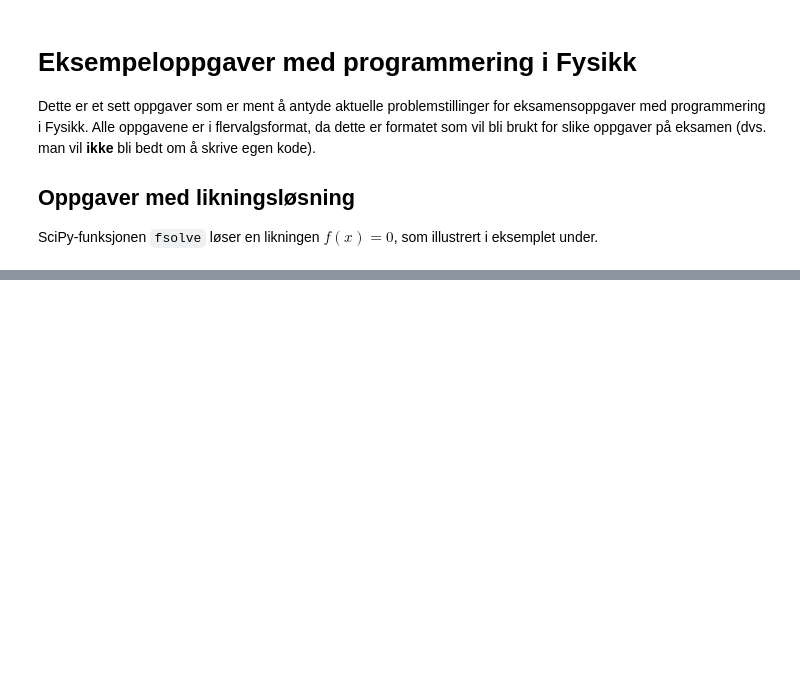
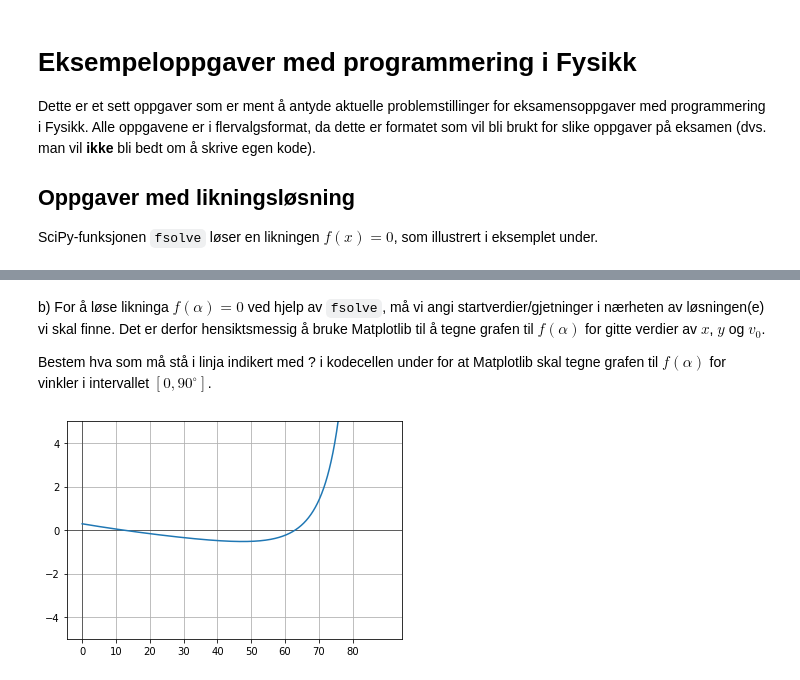
Before and after one commit to kbjorkli/programmeringsoppgaver, a Jupyter notebook: eksempler_programmeringsoppgaver_fysikk.ipynb, the cells around one changed output, grey strips where cells are left out. Drawn from its saved outputs; the diff is of its cells as text; code cells hidden in the pictures; blank space fills up the shorter version.

Commit message:
Oppdatert oppgaver

````diff
--- a/eksempler_programmeringsoppgaver_fysikk.ipynb
+++ b/eksempler_programmeringsoppgaver_fysikk.ipynb
@@ -215,0 +182,31 @@ while(t<t1):
+# %% [markdown]
+b) For å løse likninga $f(\alpha)=0$ ved hjelp av ```fsolve```, må vi angi startverdier/gjetninger i nærheten av løsningen(e) vi skal finne. Det er derfor hensiktsmessig å bruke Matplotlib til å tegne grafen til $f(\alpha)$ for gitte verdier av  $x$, $y$ og $v_0$.
+
+Bestem hva som må stå i linja indikert med ? i kodecellen under for at Matplotlib skal tegne grafen til $f(\alpha)$ for vinkler i intervallet $[0,90^{\circ}]$.
+# %%
+#Oppgave 2b
+from scipy.optimize import fsolve
+import numpy as np
+import matplotlib.pyplot as plt
+
+#Definerer verdier for x, y og v0
+x=1.5
+y=-0.4
+v0=4.0
+
+#Definerer array med verdier for vinklene i intervallet [0,90]
+vinkler=np.linspace(0,90,1000)
+
+#Funksjonsverdiene som skal plottes er f(vinkler)
+verdier=?
+
+#Definerer egenskapene til grafen som skal tegnes
+plt.ylim(-5,5) #Nedre og øvre y-verdi
+plt.xticks(np.arange(0,90,10)) #Definerer skala på x-aksen
+plt.grid('major') #Tegner inn rutenett
+plt.axhline(0, color='black', linewidth=.5) #Tegner inn horisontal x-akse
+plt.axvline(0, color='black', linewidth=.5) #Tegner inn vertikal y-akse
+plt.plot(vinkler,verdier) #Plotter f som funksjon av alfa
+plt.show() #Tegn plott
+# %% [output]
+[figure, added]
````
Also changed, not shown: parts of 43 cells of this notebook, 5 other files.
